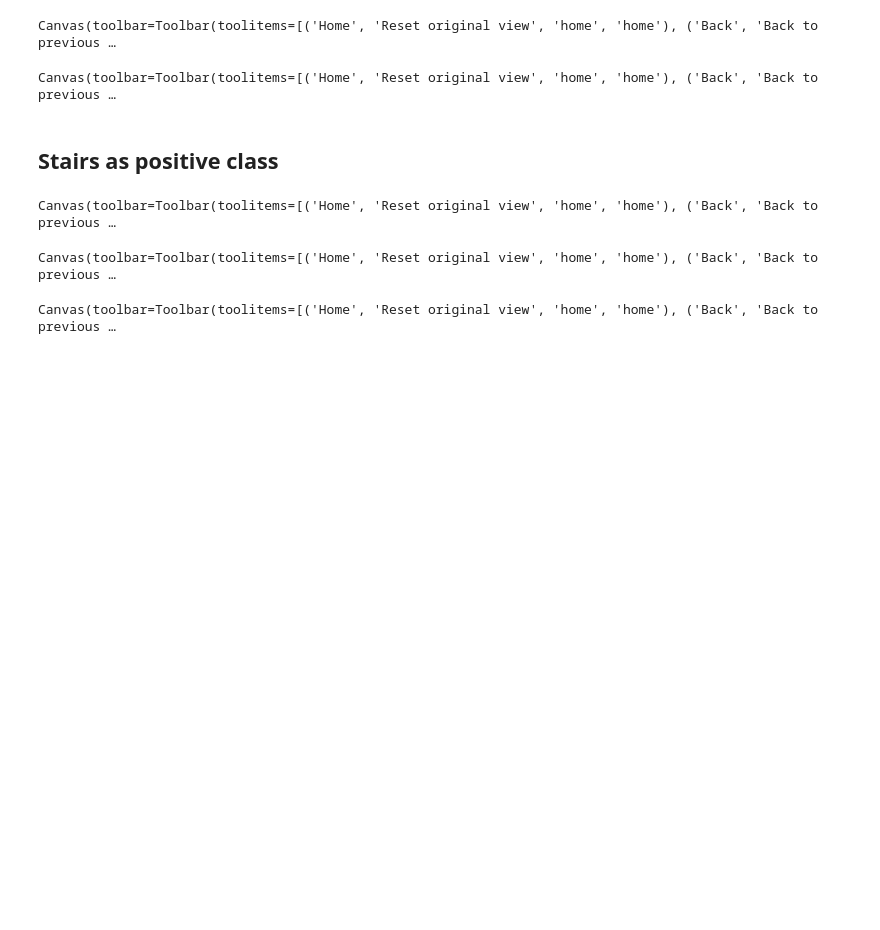
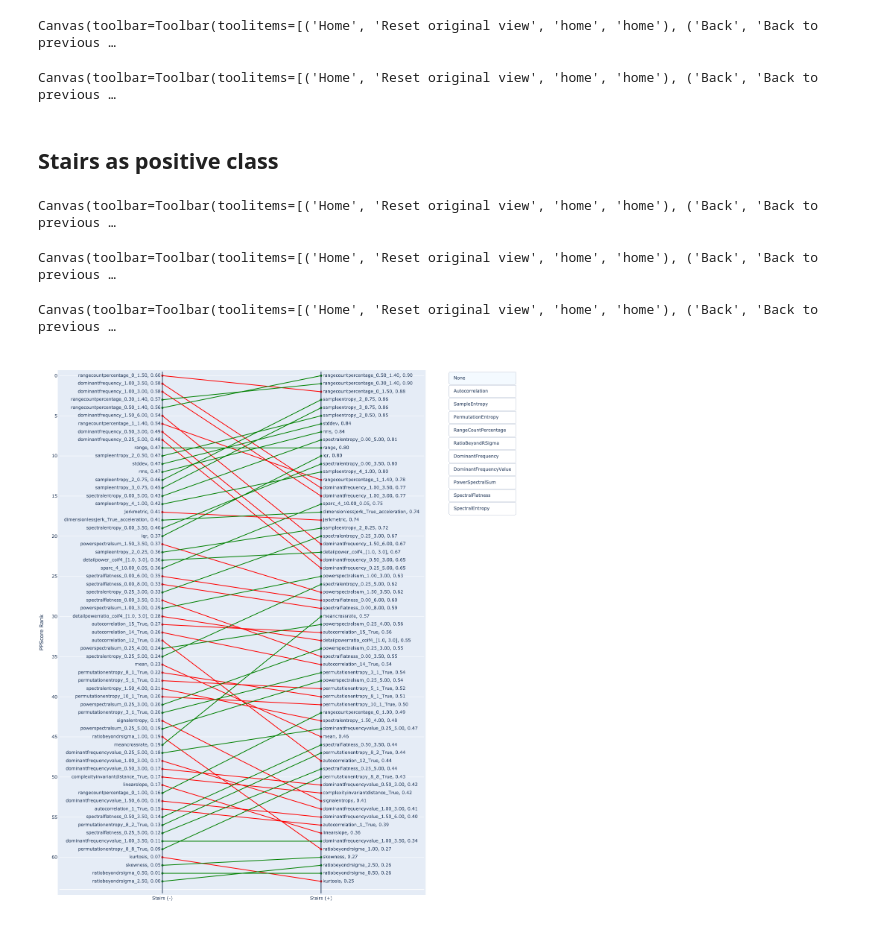
Before and after one commit to pfizer-opensource/scikit-digital-health, a Jupyter notebook: scripts/feature_exploration/multiple-feat-exploration.ipynb, the cells around one changed output. Cells and saved outputs as stored; diff of their text form; code cells hidden in the pictures; blank space fills up the shorter version.

```diff
--- a/scripts/feature_exploration/multiple-feat-exploration.ipynb
+++ b/scripts/feature_exploration/multiple-feat-exploration.ipynb
@@ -266,0 +269,88 @@ Canvas(toolbar=Toolbar(toolitems=[('Home', 'Reset original view', 'home', 'home'
+# %%
+mp_feats = [
+    'Autocorrelation',
+    'SampleEntropy',
+    'PermutationEntropy',
+    'RangeCountPercentage',
+    'RatioBeyondRSigma',
+    'DominantFrequency',
+    'DominantFrequencyValue',
+    'PowerSpectralSum',
+    'SpectralFlatness',
+    'SpectralEntropy'
+]
+# %%
+fig = go.Figure()
+
+n = pps.shape[0]
+clrs = []
+
+for _, stuff in pps.iterrows():
+    ft, p1, r1, p2, r2 = stuff
+
+    clrs.append('red' if r1 < r2 else 'green')
+
+    fig.add_trace(go.Scatter(
+        x=[0, 1], y=[n-r1, n-r2],
+        mode='lines+markers+text',
+        text=[f'{ft}, {p1:.2f}', f'{ft}, {p2:.2f}'],
+        textposition=['middle left', 'middle right'],
+        line={'color': clrs[-1]},
+        hoverinfo='none'
+    ))
+
+fig.add_shape(type='line', x0=0, x1=0, y0=0, y1=1, xref='x', yref='paper')
+fig.add_shape(type='line', x0=1, x1=1, y0=0, y1=1, xref='x', yref='paper')
+
+fig.update_xaxes(range=[-0.65, 1.65], tickvals=[0, 1], ticktext=['Stairs (-)', 'Stairs (+)'])
+fig.update_yaxes(
+    title_text='PPScore Rank',
+    range=[-0.5, n + 0.5],
+    tickvals=np.arange(n % 5, n + 1, 5),
+    ticktext=np.arange(0, n, 5)[::-1])
+
+fig.update_layout(
+    showlegend=False,
+    autosize=False,
+    width=1100,
+    height=1500,
+    margin=dict(
+        l=50,
+        r=50,
+        b=50,
+        t=50,
+        pad=4
+    )
+)
+
+buttons = [
+    dict(args=['opacity', 1], label='None', method='restyle')
+]
+for mpf in mp_feats:
+    buttons.append({
+        'label': mpf,
+        'method': 'restyle',
+        'args': [
+            {'opacity': [1 if mpf.lower() in i else 0.3 for i in pps.x]}
+        ]
+    })
+
+
+
+fig.update_layout(
+    updatemenus=[
+        dict(
+            type="buttons",
+            direction="down",
+            active=0,
+            x=1.25,
+            y=1,
+            buttons=buttons
+            )
+    ])
+
+fig.write_html("ppscore_rank_slopeplot.html")
+
+fig.show()
+# %% [output]
+[figure, added]
```
Also changed, not shown: parts of 1 cell of this notebook, 1 other file.
